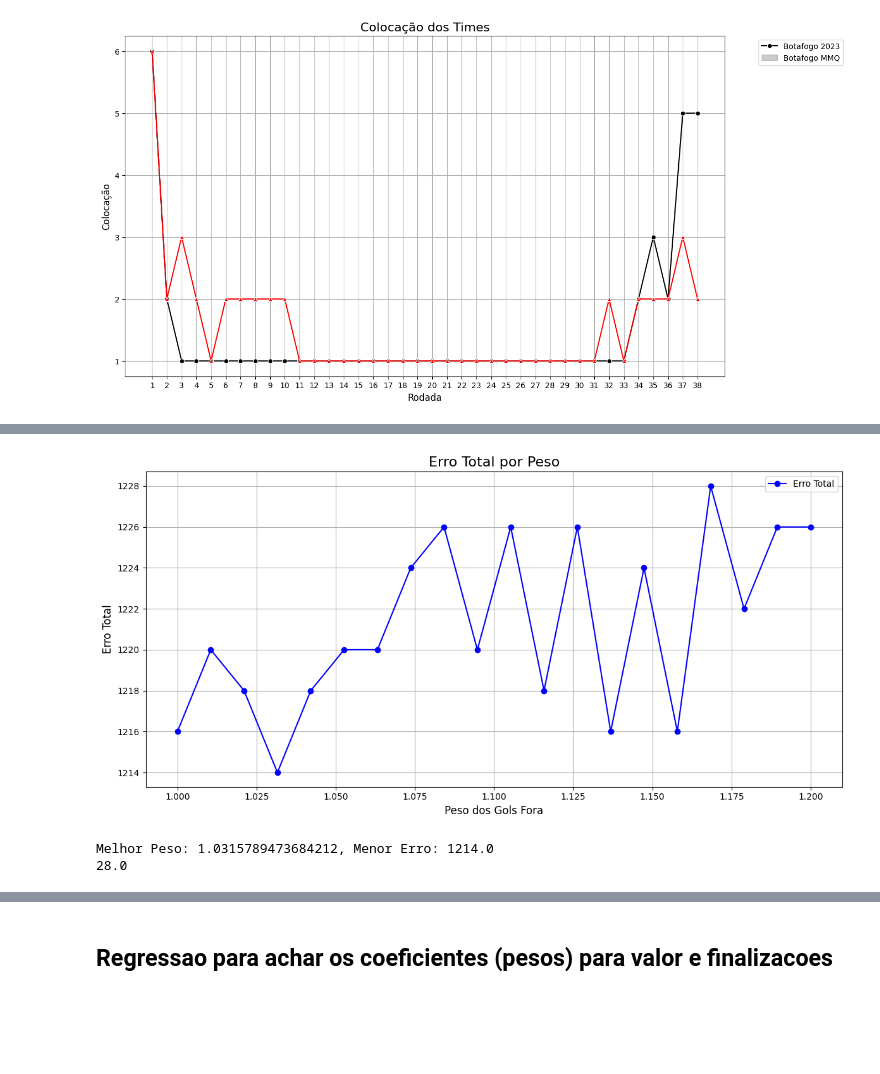
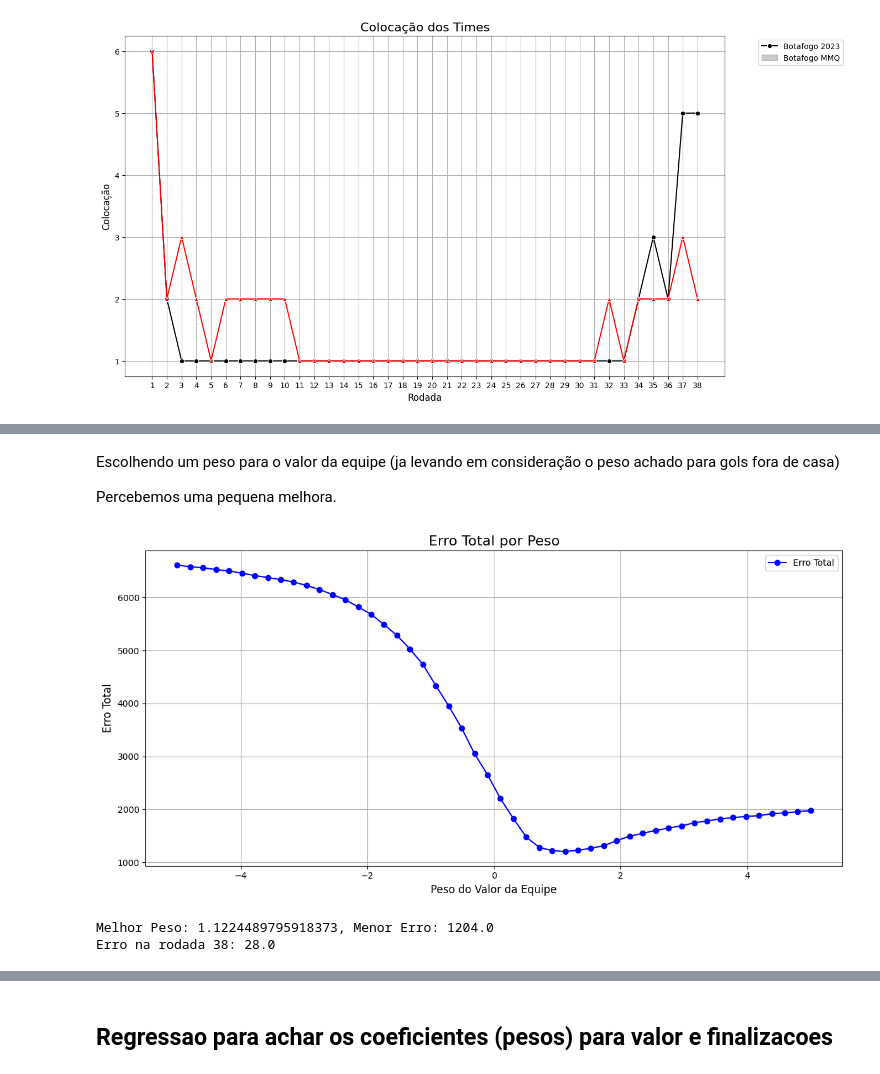
Before and after one commit to gbmartins9/Ranking-Brasileirao-CoCADa, a Jupyter notebook: cocada.ipynb, the cells around one changed output, grey strips where cells are left out. Drawn from its saved outputs; the diff is of its cells as text; code cells hidden in the pictures; blank space fills up the shorter version.

Commit message:
insert demos and organized code

```diff
--- a/cocada.ipynb
+++ b/cocada.ipynb
@@ -51,7 +52,10 @@ def ranking_times(df, times, rodada, peso_gol_mandante=1, peso_gol_fora=1, peso_
         finalizacoes_mandante = df.loc[i,'chutes_mandante']
         finalizacoes_visitante =df.loc[i,'chutes_visitante']
 
-        resultado = ((gols_mandante*peso_gol_mandante) - (gols_visitante * peso_gol_fora)) + (peso_valor * (valor_mandante - valor_visitante)) + peso_finalizacoes*(finalizacoes_mandante-finalizacoes_visitante)
+        if gols_mandante is None or gols_visitante is None or valor_mandante is None or valor_visitante is None or finalizacoes_mandante is None or finalizacoes_visitante is None:
+            continue
+
+        resultado = ((gols_mandante*peso_gol_mandante) - (gols_visitante*peso_gol_fora)) + ((valor_mandante-valor_visitante)*peso_valor) + ((finalizacoes_mandante-finalizacoes_visitante)*peso_finalizacoes)
         pares_e_resultados.append((time_mandante, time_visitante, resultado))
 
     num_times = len(times)
@@ -177,0 +334,16 @@ def erro_ranking_rodada(ranking_original, ranking, rodada):
+# %%
+peso = 1.1
+A = np.array([
+    [1, -1, 0],
+    [0, -1, 1],
+    [-1, 0, 1]
+])
+
+b = np.array([
+    [2-(0*peso)],
+    [0-(2*peso)],
+    [2-(0*peso)]
+])
+
+x,_,_,_ = np.linalg.lstsq(A, b, rcond=None)
+ranking_demo(times_demo, x)
@@ -375,30 +629,35 @@ Melhor Peso: 1.0, Menor Erro: 1216.0
+# %% [markdown]
+Escolhendo um peso para o valor da equipe (ja levando em consideração o peso achado para gols fora de casa)
+
+Percebemos uma pequena melhora.
 # %%
-pesos = np.linspace(1, 1.2, 20)
+pesos = np.linspace(-5, 5, 50)
 
 erros = []
-menor_erro = float('inf')  # Inicializar com infinito
-melhor_peso = None         # Inicializar o melhor peso como None
+menor_erro = float('inf')
+melhor_peso_valor = None
 
 for peso in pesos:
-    erro = float(erro_ranking(df_ranking,rodadas_mmq(df, times, peso)))
+    erro = float(erro_ranking(df_ranking,rodadas_mmq(df, times, melhor_peso_gol, peso)))
     erros.append(erro)
     if erro < menor_erro:
         menor_erro = erro
-        melhor_peso_gol = peso
+        melhor_peso_valor = peso
 
 plt.figure(figsize=(12, 6))
 plt.plot(pesos, erros, marker='o', linestyle='-', color='b', label='Erro Total')
 
 plt.title("Erro Total por Peso", fontsize=16)
-plt.xlabel("Peso dos Gols Fora", fontsize=12)
+plt.xlabel("Peso do Valor da Equipe", fontsize=12)
 plt.ylabel("Erro Total", fontsize=12)
 plt.grid(True)
 plt.legend()
 plt.tight_layout()
 plt.show()
-print(f"Melhor Peso: {melhor_peso_gol}, Menor Erro: {menor_erro}")
-print(erro_ranking_rodada(df_ranking, rodadas_mmq(df, times, peso_gol_visitante=melhor_peso_gol), 38))
+print(f"Melhor Peso: {melhor_peso_valor}, Menor Erro: {menor_erro}")
+print(f"Erro na rodada 38: {erro_ranking_rodada(df_ranking, rodadas_mmq(df, times, melhor_peso_gol, melhor_peso_valor), 38)}")
+melhor_peso_valor = float(melhor_peso_valor)
 # %% [output]
-[figure, old version]
+[figure, new version]
-Melhor Peso: 1.0315789473684212, Menor Erro: 1214.0
-28.0
+Melhor Peso: 1.1224489795918373, Menor Erro: 1204.0
+Erro na rodada 38: 28.0
```
Also changed, not shown: parts of 63 cells of this notebook.
